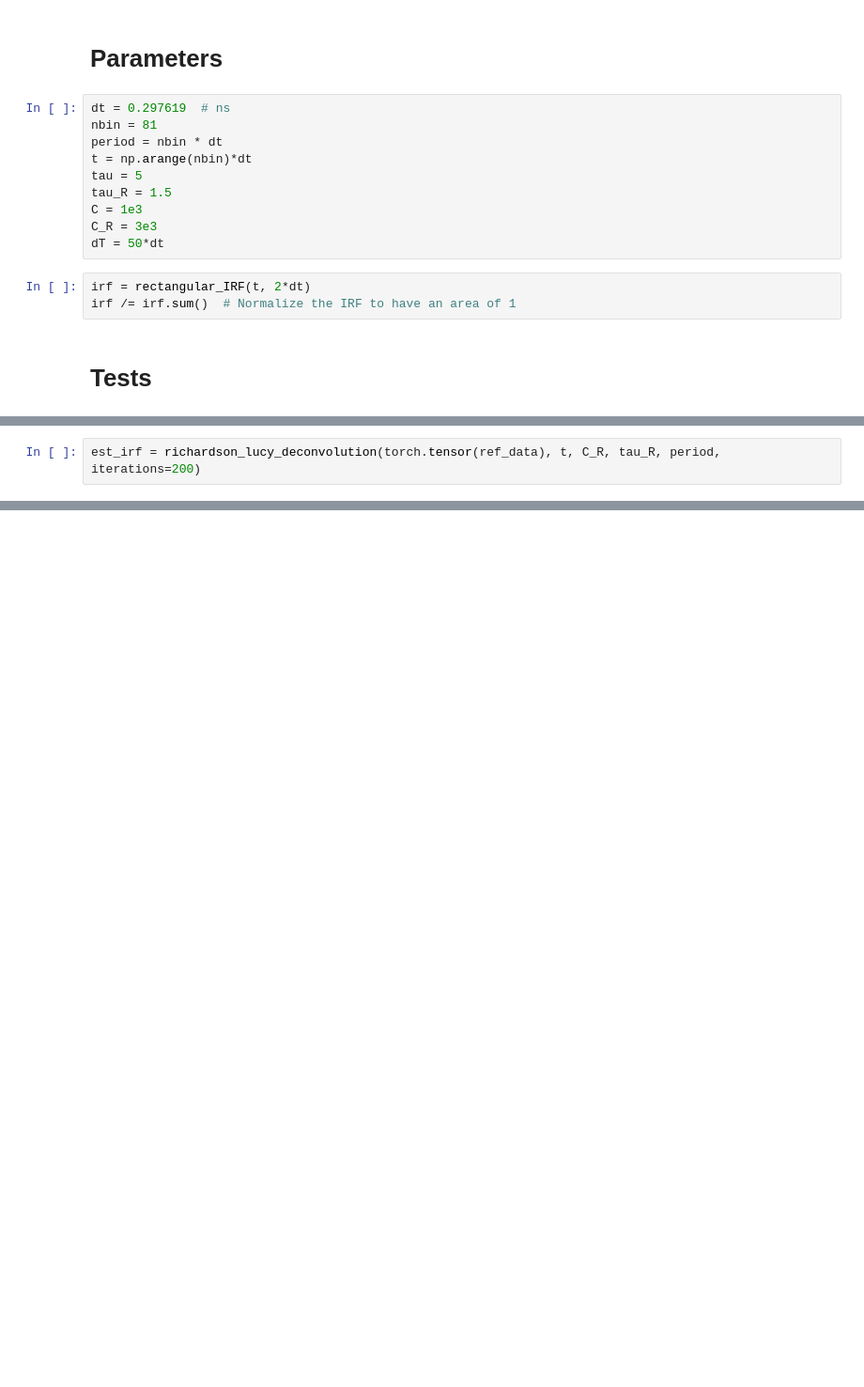
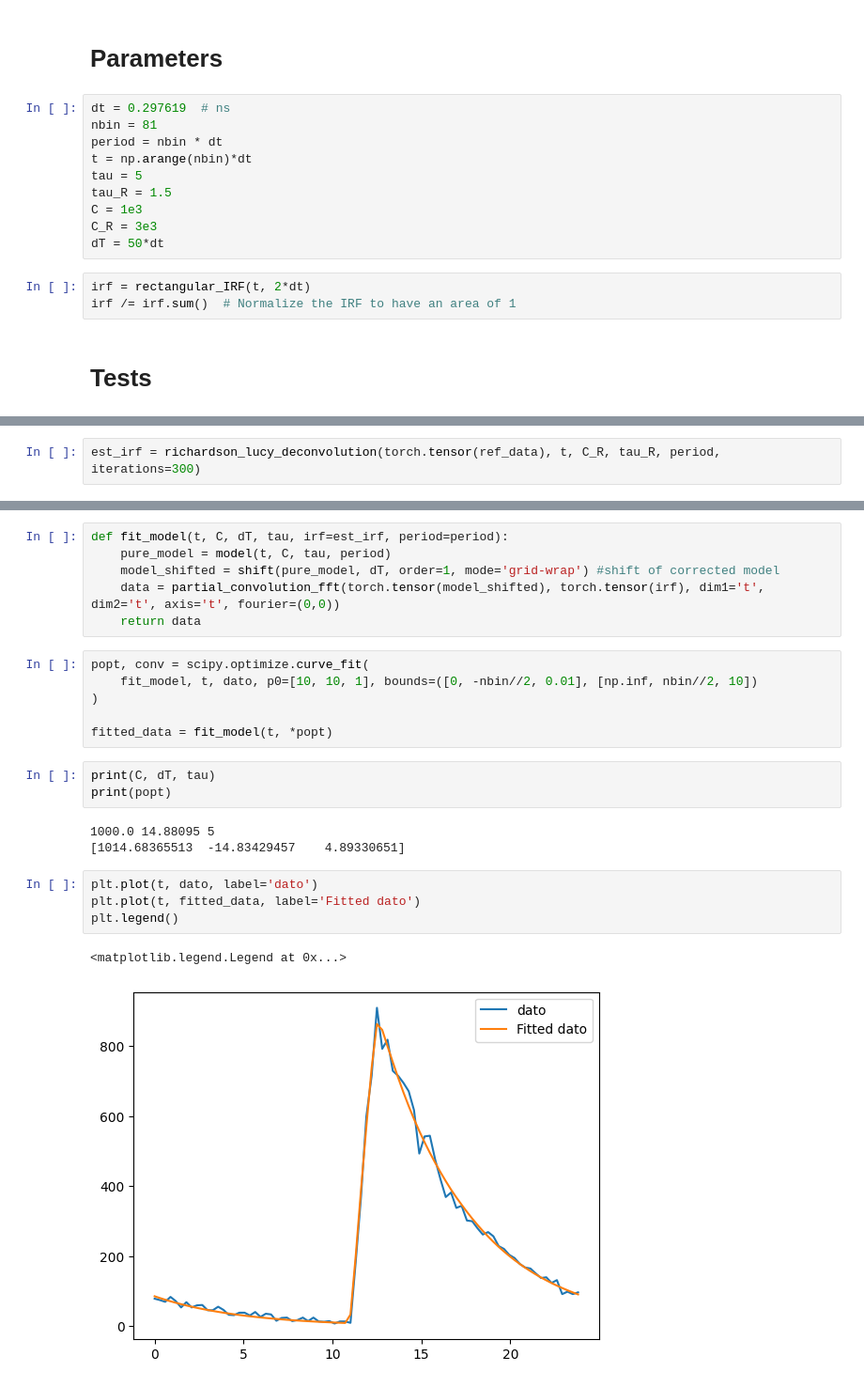
Before and after one commit to VicidominiLab/BrightEyes-Flim, a Jupyter notebook: example notebooks/Birfi_fit.ipynb, the cells around one changed output, grey strips where cells are left out. Shown at 94% size. Drawn from its saved outputs; the diff is of its cells as text; blank space fills up the shorter version.

```diff
--- a/example notebooks/Birfi_fit.ipynb
+++ b/example notebooks/Birfi_fit.ipynb
@@ -144,5 +228,5 @@ plt.plot(t, ref_data)
 # %%
-est_irf = richardson_lucy_deconvolution(torch.tensor(ref_data), t, C_R, tau_R, period, iterations=200)
+est_irf = richardson_lucy_deconvolution(torch.tensor(ref_data), t, C_R, tau_R, period, iterations=300)
 # %%
 plt.plot(t, irf, label='True IRF')
 plt.plot(t, est_irf, label='Estimated IRF')
@@ -152,0 +250,25 @@ plt.legend()
+# %%
+def fit_model(t, C, dT, tau, irf=est_irf, period=period):
+    pure_model = model(t, C, tau, period)
+    model_shifted = shift(pure_model, dT, order=1, mode='grid-wrap') #shift of corrected model
+    data = partial_convolution_fft(torch.tensor(model_shifted), torch.tensor(irf), dim1='t', dim2='t', axis='t', fourier=(0,0))
+    return data
+# %%
+popt, conv = scipy.optimize.curve_fit(
+    fit_model, t, dato, p0=[10, 10, 1], bounds=([0, -nbin//2, 0.01], [np.inf, nbin//2, 10])
+)
+
+fitted_data = fit_model(t, *popt)
+# %%
+print(C, dT, tau)
+print(popt)
+# %% [output]
+1000.0 14.88095 5
+[1014.68365513  -14.83429457    4.89330651]
+# %%
+plt.plot(t, dato, label='dato')
+plt.plot(t, fitted_data, label='Fitted dato')
+plt.legend()
+# %% [output]
+<matplotlib.legend.Legend at 0x...>
+[figure, added]
```
Also changed, not shown: parts of 10 cells of this notebook.
